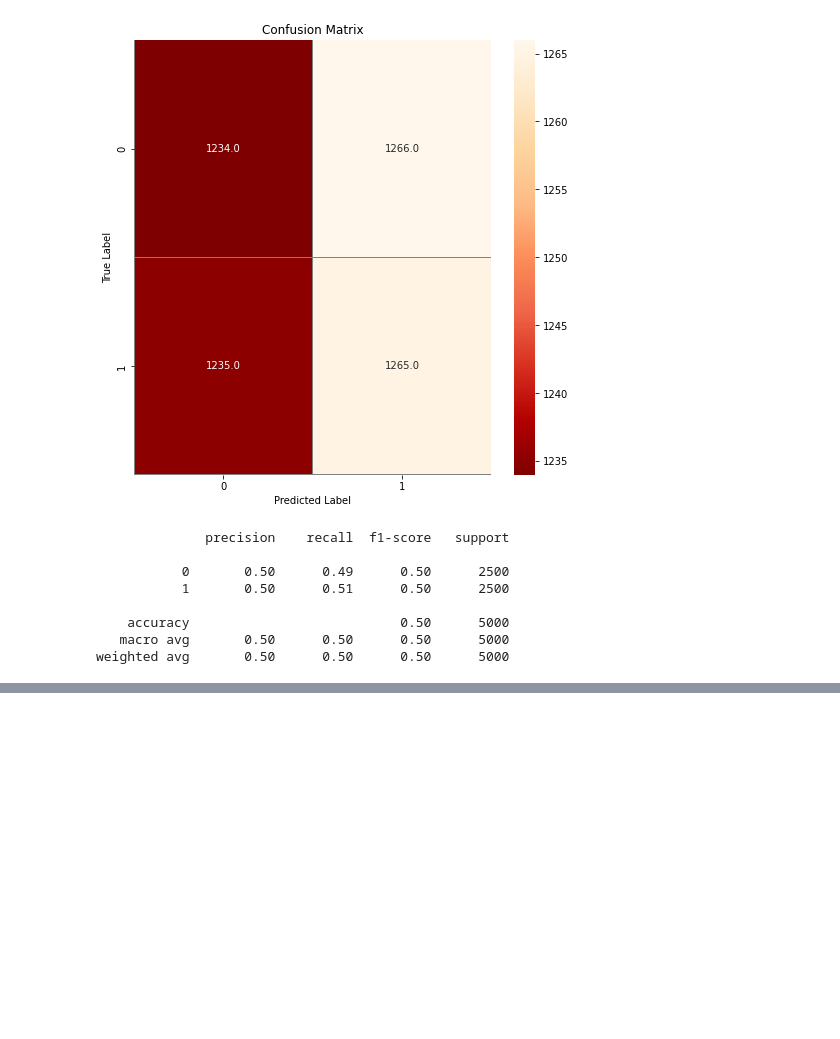
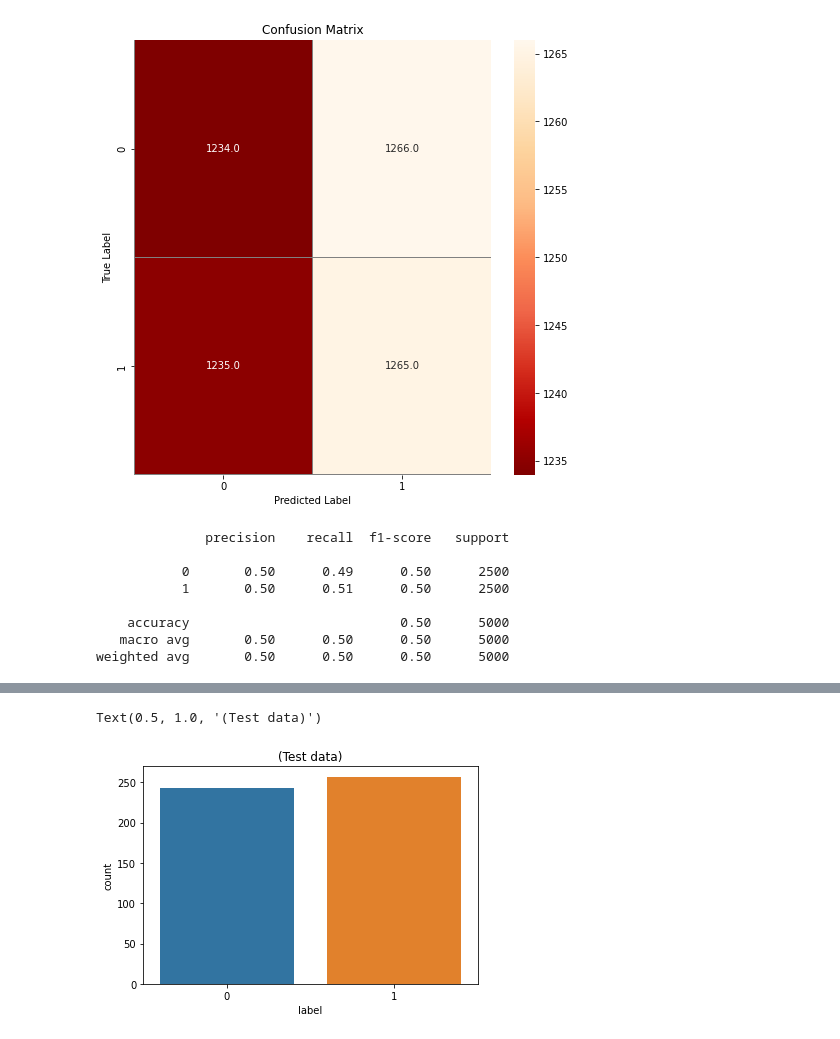
Before and after one commit to thejayden/IM4483-Mini-Proj, a Jupyter notebook: im4483_tanjiadian.ipynb, the cells around one changed output, grey strips where cells are left out. Cells and saved outputs as stored; diff of their text form; code cells hidden in the pictures; blank space fills up the shorter version.

```diff
--- a/im4483_tanjiadian.ipynb
+++ b/im4483_tanjiadian.ipynb
@@ -450,0 +509,17 @@ weighted avg       0.50      0.50      0.50      5000
+# %%
+submission_df = df_test.copy()
+submission_df['id'] = submission_df['filename'].str.split('.').str[0]
+submission_df['label'] = submission_df['category']
+submission_df.drop(['filename', 'category'], axis=1, inplace=True)
+
+directory = os.path.join(os.getcwd(), 'IM4483-Mini-Proj', 'submission_jiadian.csv')
+
+# if not os.path.exists(directory):
+#   os.makedirs(directory)
+
+submission_df.to_csv('submission_jiadian.csv', index=False)
+sns.countplot(submission_df['label'])
+plt.title("(Test data)")
+# %% [output]
+Text(0.5, 1.0, '(Test data)')
+[figure, added]
```
Also changed, not shown: parts of 5 cells of this notebook.
